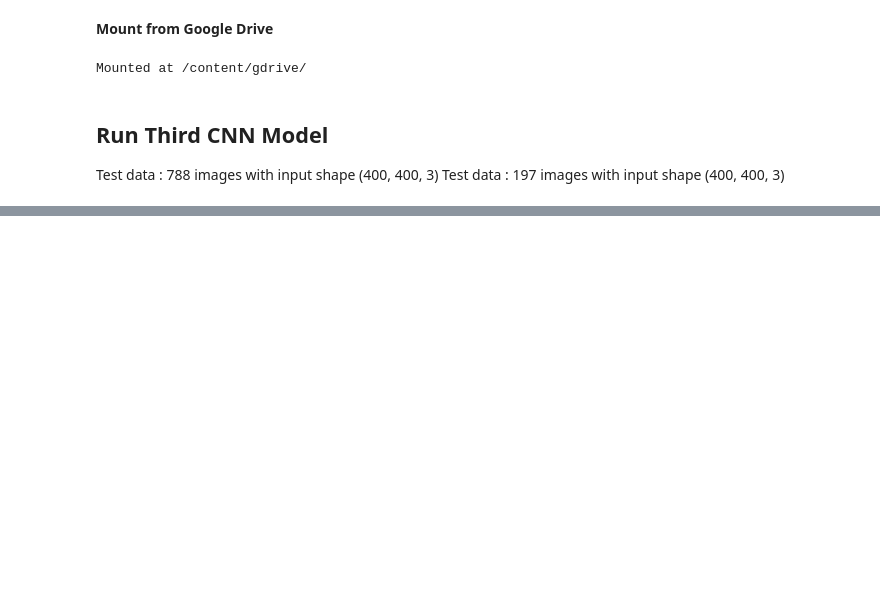
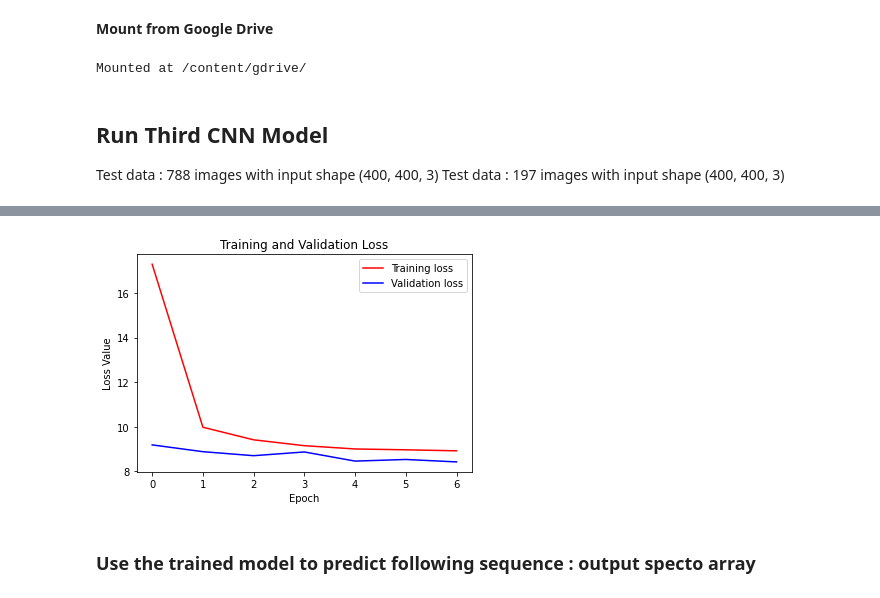
Before and after one commit to doguma/RecomposeChopin, a Jupyter notebook: Hannah_03_CNN_Product_Audio.ipynb, the cells around one changed output, grey strips where cells are left out. Saved outputs shown, nothing was run; the diff lists cells and outputs as text; code cells hidden in the pictures; blank space fills up the shorter version.

```diff
--- a/Hannah_03_CNN_Product_Audio.ipynb
+++ b/Hannah_03_CNN_Product_Audio.ipynb
@@ -68,0 +57,12 @@ x_train.shape, y_train.shape, x_test.shape, y_test.shape
+# %%
+x_train = np.load("/Users/SAMSUNG/Downloads/dnn_data/x_train.npy")
+y_train = np.load("/Users/SAMSUNG/Downloads/dnn_data/y_train.npy")
+x_test = np.load("/Users/SAMSUNG/Downloads/dnn_data/x_test.npy")
+y_test = np.load("/Users/SAMSUNG/Downloads/dnn_data/y_test.npy")
+# %%
+x_train = np.expand_dims(x_train, -1)
+y_train = np.expand_dims(y_train, -1)
+x_test = np.expand_dims(x_test, -1)
+y_test = np.expand_dims(y_test, -1)
+
+x_train.shape, y_train.shape, x_test.shape, y_test.shape
@@ -158,0 +211,22 @@ def NumpyToImg(array):
+# %%
+import matplotlib.pyplot as plt
+
+epochs = 7
+train_loss = history.history['mae']
+val_loss = history.history['val_mae']
+
+epochs = range(epochs)
+
+plt.figure()
+plt.plot(epochs, train_loss, 'r', label='Training loss')
+plt.plot(epochs, val_loss, 'b', label='Validation loss')
+plt.title('Training and Validation Loss')
+plt.xlabel('Epoch')
+plt.ylabel('Loss Value')
+
+plt.legend()
+plt.show()
+# %% [output]
+[figure, added]
+# %% [markdown]
+### Use the trained model to predict following sequence : output specto array
```
Also changed, not shown: parts of 38 cells of this notebook, 2 other files.
